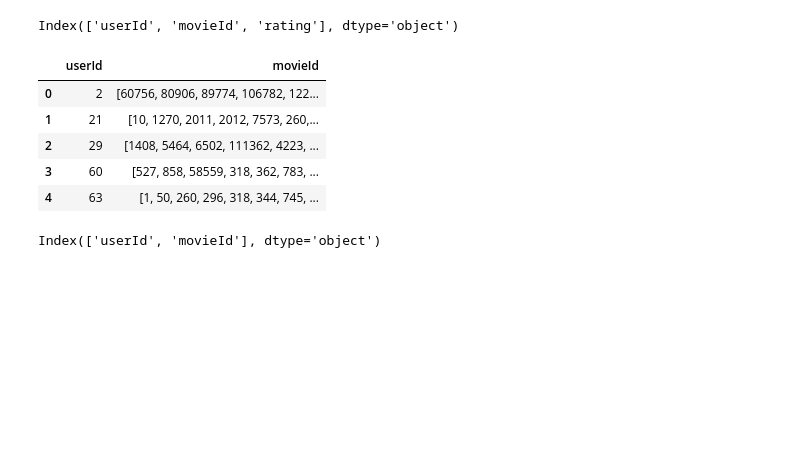
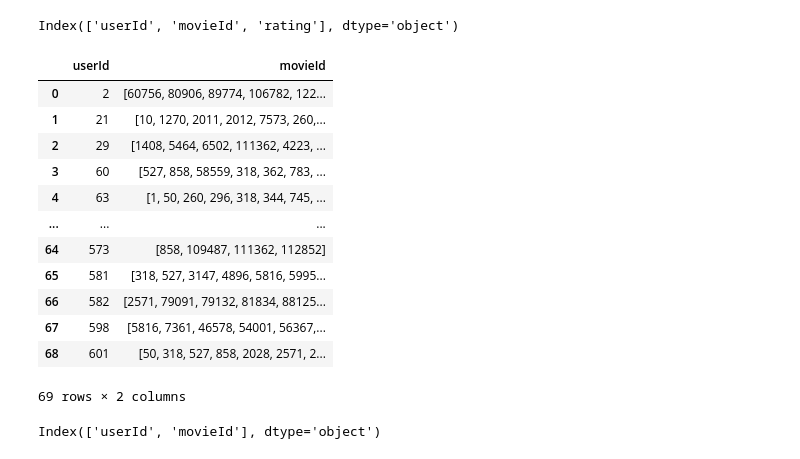
Before and after one commit to haploide/recommendation_system, a Jupyter notebook: notebooks/Entregable_3_Araoz_Bajo_Barrera.ipynb, the cells around one changed output. Cells and saved outputs as stored; diff of their text form; code cells hidden in the pictures; blank space fills up the shorter version.

```diff
--- a/notebooks/Entregable_3_Araoz_Bajo_Barrera.ipynb
+++ b/notebooks/Entregable_3_Araoz_Bajo_Barrera.ipynb
@@ -547,16 +547,22 @@ Index(['userId', 'movieId', 'rating'], dtype='object')
 # %%
 ideal_recomms = interactions_validation.sort_values(by=["userId", "rating"], ascending=False)\
                   .groupby("userId", as_index=False)\
-                  .agg({"movieId": "unique"})\
-                  .head()
+                  .agg({"movieId": "unique"})
 ideal_recomms
 # %% [output]
 |  | userId | movieId |
 | 0 | 2 | [60756, 80906, 89774, 106782, 122... |
 | 1 | 21 | [10, 1270, 2011, 2012, 7573, 260,... |
 | 2 | 29 | [1408, 5464, 6502, 111362, 4223, ... |
 | 3 | 60 | [527, 858, 58559, 318, 362, 783, ... |
 | 4 | 63 | [1, 50, 260, 296, 318, 344, 745, ... |
+| ... | ... | ... |
+| 64 | 573 | [858, 109487, 111362, 112852] |
+| 65 | 581 | [318, 527, 3147, 4896, 5816, 5995... |
+| 66 | 582 | [2571, 79091, 79132, 81834, 88125... |
+| 67 | 598 | [5816, 7361, 46578, 54001, 56367,... |
+| 68 | 601 | [50, 318, 527, 858, 2028, 2571, 2... |
+69 rows × 2 columns
 # %%
 ideal_recomms.columns
 # %% [output]
```
Also changed, not shown: parts of 11 cells of this notebook.
